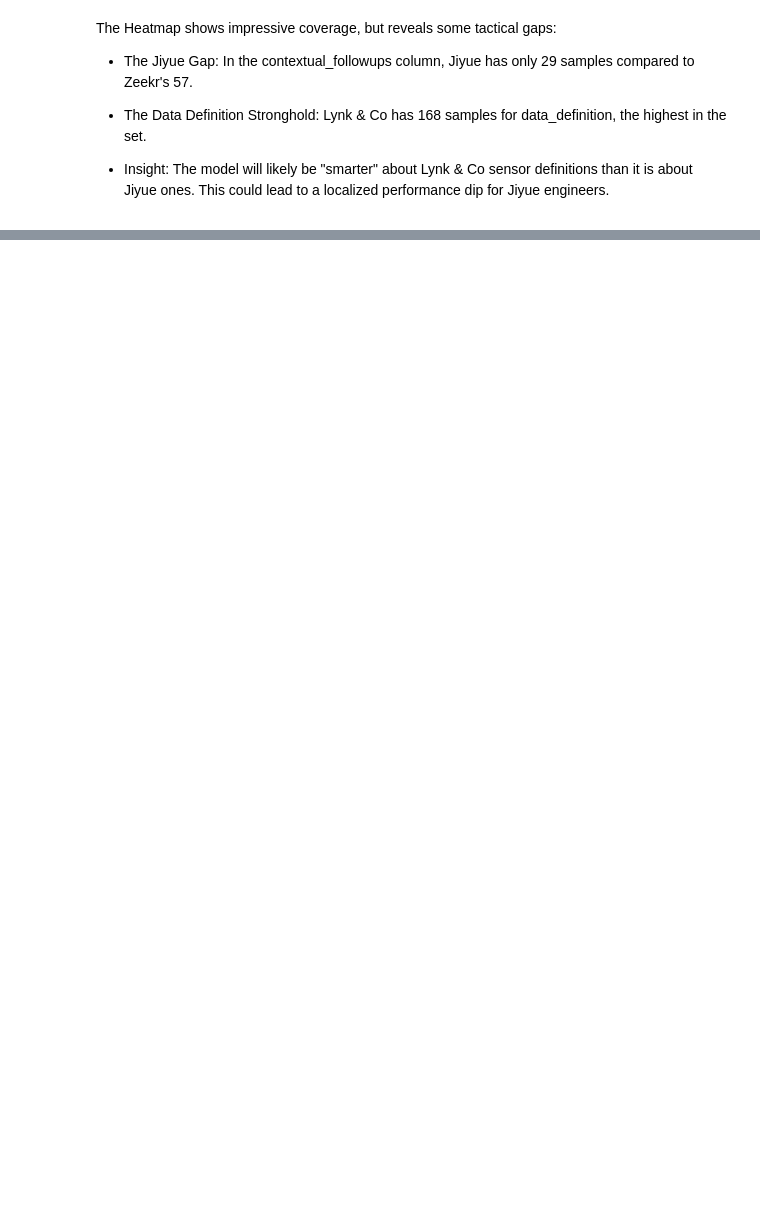
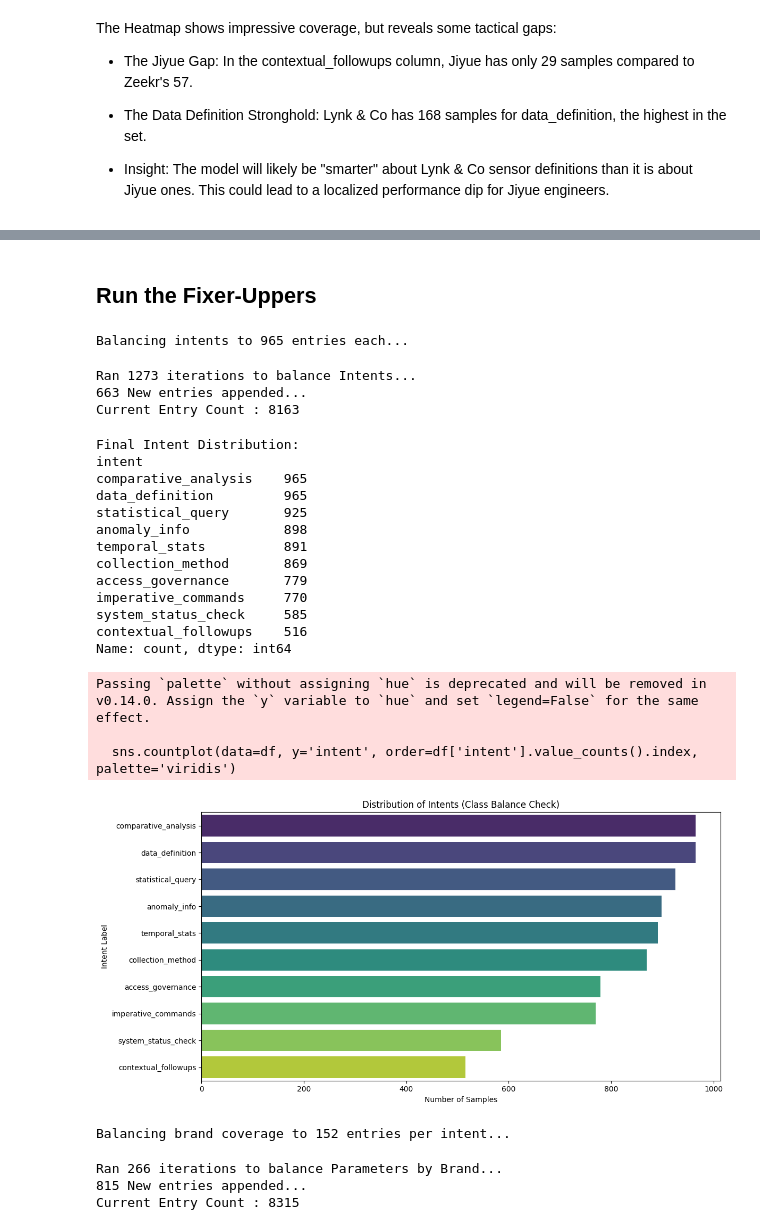
Before and after one commit to punnoose-1620/masters-thesis-sensor-data, a Jupyter notebook: Intent_Data_Generator.ipynb, the cells around one changed output, grey strips where cells are left out. Drawn from its saved outputs; the diff is of its cells as text; code cells hidden in the pictures; blank space fills up the shorter version.

Commit message:
Added functions to balance intents generally, per brand and add Longer templates for data dumping.

```diff
--- a/Intent_Data_Generator.ipynb
+++ b/Intent_Data_Generator.ipynb
@@ -243 +361,9 @@ def inject_noise(text):
+# %%
+def select_first_vehicle(brands, brand):
+  if not brand:
+    brand = random.choice(brands)
+  model = random.choice(list(AUTOMOTIVE_MAP[brand].keys()))
+  year = random.choice(AUTOMOTIVE_MAP[brand][model])
+  sensor = random.choice(SENSORS)
+  return brand, model, year, sensor
 # %% [markdown]
@@ -280,0 +409,14 @@ def get_second_vehicle(brand, model, year):
+# %%
+def select_query_strategy():
+  # --- STRATEGY SELECTION LOGIC ---
+  strategy_choice = random.choices(strategies, weights=weights, k=1)[0]
+  intent_value = random.choice(list(TEMPLATES.keys()))
+  template = ""
+
+  # Check if we should use a Verbose template (and if it exists for this intent)
+  if strategy_choice == "verbose" and intent_value in VERBOSE_TEMPLATES:
+      template = random.choice(VERBOSE_TEMPLATES[intent_value])
+  else:
+      template = random.choice(TEMPLATES[intent_value])
+
+  return strategy_choice, intent_value, template
@@ -281,3 +425,14 @@ def get_second_vehicle(brand, model, year):
+# %%
+def inject_noise_to_query(strategy_choice, raw_query):
+  # --- NOISE APPLICATION ---
+  # Apply noise heavily to 'noisy' strategy, lightly to others
+  if strategy_choice == "noisy":
+      query = inject_noise(raw_query)
+  else:
+      # Optional: inject noise into standard/verbose at a much lower rate (e.g. 5%)
+      query = inject_noise(raw_query) if random.random() < 0.05 else raw_query
+
+  return query
 # %% [markdown]
 ## Function to Generate Dataset
 # %%
@@ -513,0 +767,47 @@ The Heatmap shows impressive coverage, but reveals some tactical gaps:
+# %% [markdown]
+## Run the Fixer-Uppers
+# %%
+# Step 1: Fix intent under-representation
+before_len = len(df)
+df = balance_intents(df, AUTOMOTIVE_MAP, TEMPLATES, VERBOSE_TEMPLATES, SENSORS, SPECIAL_TOOLS, FORMATS)
+print(f"{len(df)-before_len} New entries appended...")
+print(f"Current Entry Count : {len(df)}")
+# %% [output]
+Balancing intents to 965 entries each...
+Ran 1273 iterations to balance Intents...
+663 New entries appended...
+Current Entry Count : 8163
+# %%
+# Final check
+print(f"Final Intent Distribution: \n{df['intent'].value_counts()}\n\n")
+
+plot_intent_distribution(df)
+# %% [output]
+Final Intent Distribution:
+intent
+comparative_analysis    965
+data_definition         965
+statistical_query       925
+anomaly_info            898
+temporal_stats          891
+collection_method       869
+access_governance       779
+imperative_commands     770
+system_status_check     585
+contextual_followups    516
+Name: count, dtype: int64
+Passing `palette` without assigning `hue` is deprecated and will be removed in v0.14.0. Assign the `y` variable to `hue` and set `legend=False` for the same effect.
+
+  sns.countplot(data=df, y='intent', order=df['intent'].value_counts().index, palette='viridis')
+[figure, added]
+# %%
+# Step 2: Fix brand-specific gaps (Focus on Brand Parameter)
+before_count = len(df)
+df = balance_parameters_by_brand(df, AUTOMOTIVE_MAP, TEMPLATES, SENSORS)
+print(f"{len(df)-before_len} New entries appended...")
+print(f"Current Entry Count : {len(df)}")
+# %% [output]
+Balancing brand coverage to 152 entries per intent...
+Ran 266 iterations to balance Parameters by Brand...
+815 New entries appended...
+Current Entry Count : 8315
```
Also changed, not shown: parts of 26 cells of this notebook.
